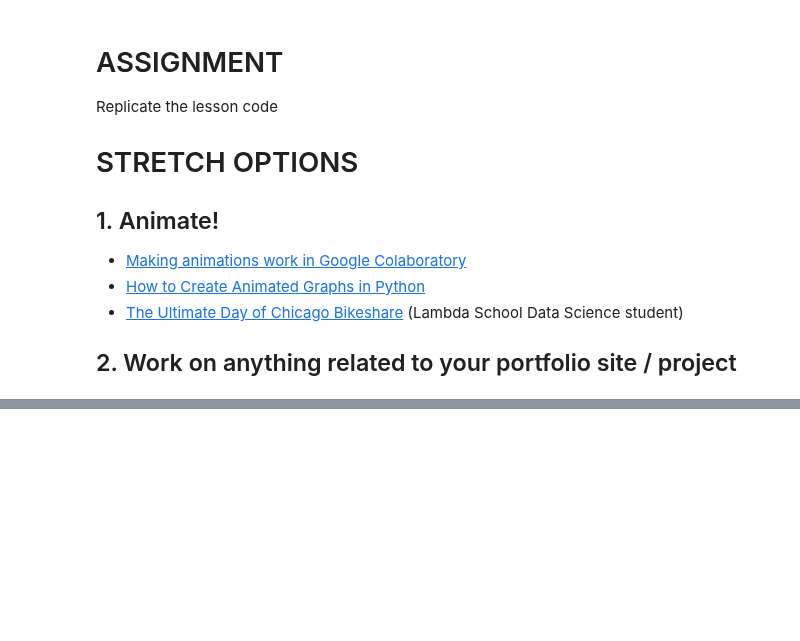
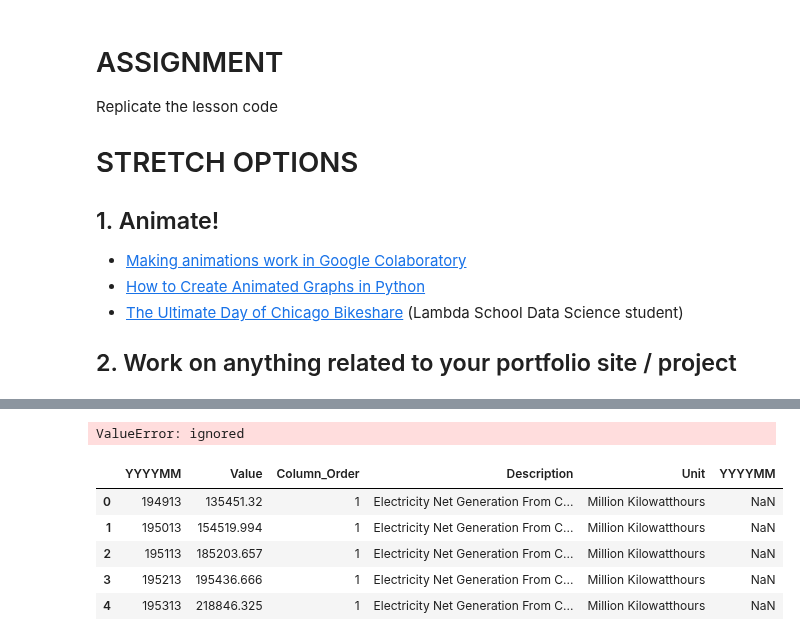
Before and after one commit to bloominstituteoftechnology/DS-Unit-1-Sprint-3-Data-Storytelling, a Jupyter notebook: module4-sequence-your-narrative/LS_DS_224_Sequence_your_narrative.ipynb, the cells around one changed output, grey strips where cells are left out. Drawn from its saved outputs; the diff is of its cells as text; code cells hidden in the pictures; blank space fills up the shorter version.

```diff
--- a/module4-sequence-your-narrative/LS_DS_224_Sequence_your_narrative.ipynb
+++ b/module4-sequence-your-narrative/LS_DS_224_Sequence_your_narrative.ipynb
@@ -358,0 +415,20 @@ Replicate the lesson code
+# %%
+# only going to keep the 13th month because it is total for that year
+
+Year_total = df["YYYYMM"].filter(regex="13$")
+
+df.assign(Year=Year_total)
+
+# still working on this step
+# %% [output]
+ValueError: ignored
+# %%
+df = pd.concat([df, year_totals], axis=1)
+df.head()
+# %% [output]
+|  | YYYYMM | Value | Column_Order | Description | Unit | YYYYMM |
+| 0 | 194913 | 135451.32 | 1 | Electricity Net Generation From C... | Million Kilowatthours | NaN |
+| 1 | 195013 | 154519.994 | 1 | Electricity Net Generation From C... | Million Kilowatthours | NaN |
+| 2 | 195113 | 185203.657 | 1 | Electricity Net Generation From C... | Million Kilowatthours | NaN |
+| 3 | 195213 | 195436.666 | 1 | Electricity Net Generation From C... | Million Kilowatthours | NaN |
+| 4 | 195313 | 218846.325 | 1 | Electricity Net Generation From C... | Million Kilowatthours | NaN |
```
Also changed, not shown: parts of 6 cells of this notebook.
